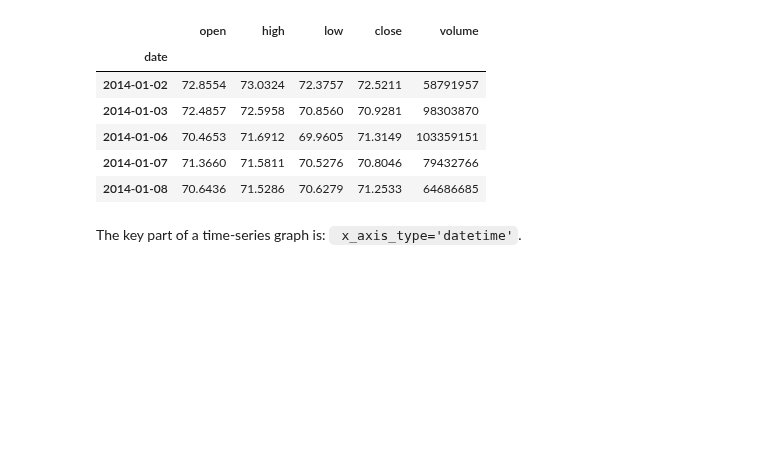
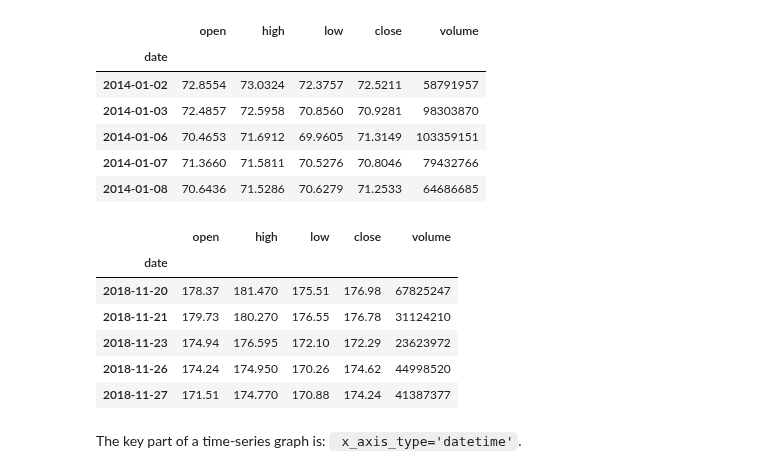
Before and after one commit to cuttlefishh/python-for-data-analysis, a Jupyter notebook: lessons/lesson18.ipynb, the cells around one changed output. Saved outputs shown, nothing was run; the diff lists cells and outputs as text; code cells hidden in the pictures; blank space fills up the shorter version.

```diff
--- a/lessons/lesson18.ipynb
+++ b/lessons/lesson18.ipynb
@@ -135,6 +137,16 @@ aapl.head()
 | 2014-01-06 | 70.4653 | 71.6912 | 69.9605 | 71.3149 | 103359151 |
 | 2014-01-07 | 71.3660 | 71.5811 | 70.5276 | 70.8046 | 79432766 |
 | 2014-01-08 | 70.6436 | 71.5286 | 70.6279 | 71.2533 | 64686685 |
+# %%
+aapl.tail()
+# %% [output]
+|  | open | high | low | close | volume |
+| date |  |  |  |  |  |
+| 2018-11-20 | 178.37 | 181.470 | 175.51 | 176.98 | 67825247 |
+| 2018-11-21 | 179.73 | 180.270 | 176.55 | 176.78 | 31124210 |
+| 2018-11-23 | 174.94 | 176.595 | 172.10 | 172.29 | 23623972 |
+| 2018-11-26 | 174.24 | 174.950 | 170.26 | 174.62 | 44998520 |
+| 2018-11-27 | 171.51 | 174.770 | 170.88 | 174.24 | 41387377 |
 # %% [markdown]
 The key part of a time-series graph is: ` x_axis_type='datetime'`.
 # %%
```
Also changed, not shown: parts of 17 cells of this notebook.
